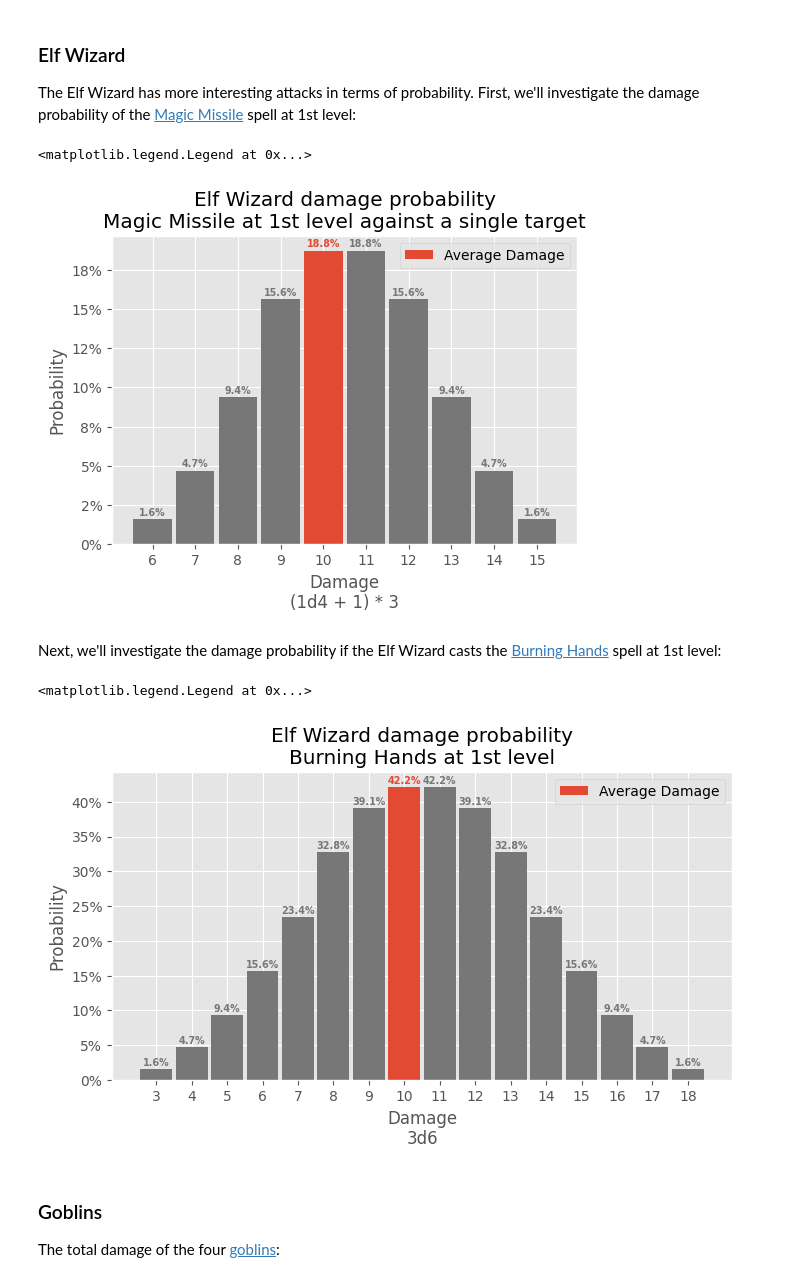
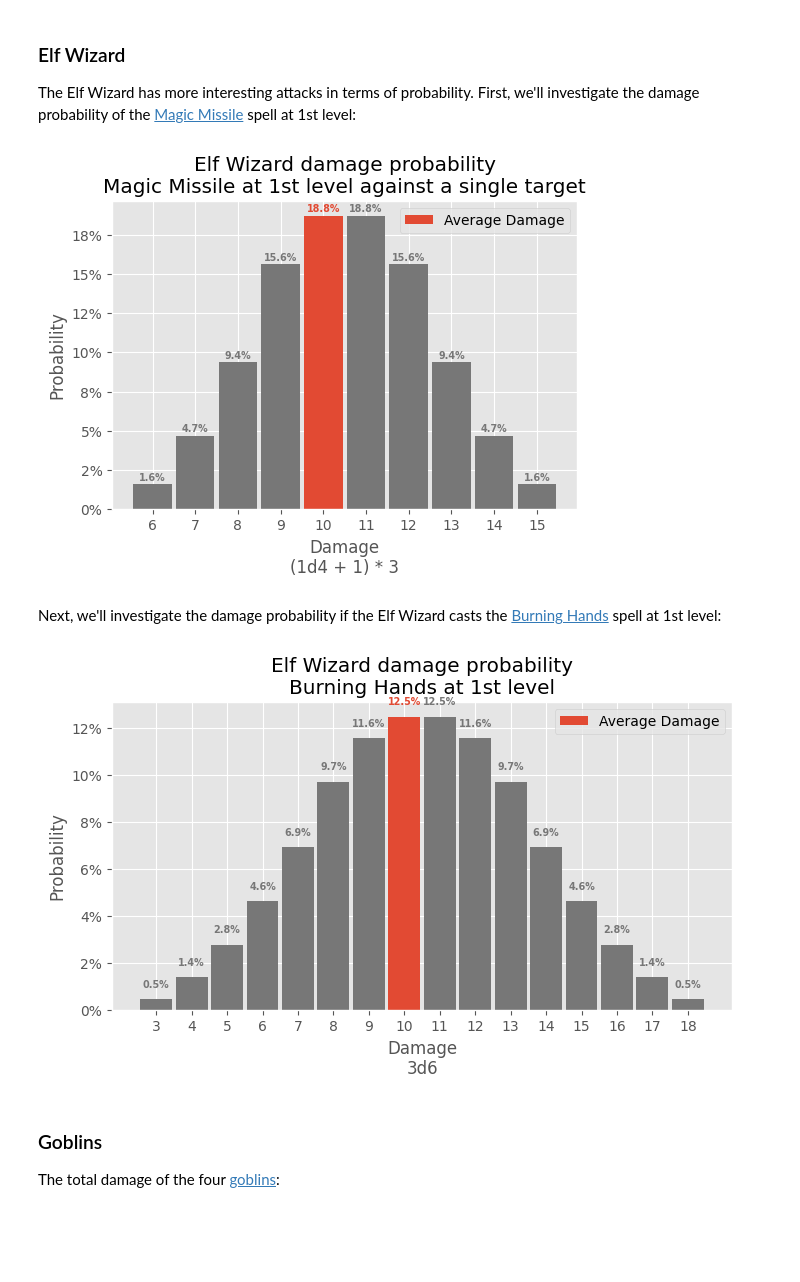
Before and after one commit to TimidRobot/dnd_probabilities, a Jupyter notebook: phandelver_probabilities.ipynb, the cells around one changed output. Cells and saved outputs as stored; diff of their text form; code cells hidden in the pictures; blank space fills up the shorter version.

Commit message:
correct damage probability formula for burning hands and four goblins

```diff
--- a/phandelver_probabilities.ipynb
+++ b/phandelver_probabilities.ipynb
@@ -229,6 +229,7 @@ for combination in product(d6_plus_mod, d6):
 counts.sort()
 average_damage = int(np.array(counts).mean())
 results = np.array(sorted(list(set(counts))))
+probability_total = 0
 for result in results:
     if result == average_damage:
         label = "Average Damage"
@@ -237,6 +238,7 @@ for result in results:
         label = None
         color = "C3"
     damage_probability = (counts.count(result) / len(d6_plus_mod) ** 2) * 100
+    probability_total += damage_probability
     ax.bar(result, damage_probability, color=color, label=label, width=0.9)
     ax.annotate(
         f"{damage_probability:0.1f}%",
@@ -255,4 +257,7 @@ ax.xaxis.set_major_locator(ticker.FixedLocator(results))
 ax.yaxis.set_major_formatter(ticker.PercentFormatter(decimals=0))
 
 ax.legend()
+
+if probability_total > 100.001:
+    print("ERROR: total damage probability:", probability_total)
 # %% [output]
@@ -274,6 +278,7 @@ for combination in product(d4_plus_mod, d4_plus_mod, d4_plus_mod):
 counts.sort()
 average_damage = int(np.array(counts).mean())
 results = np.array(sorted(list(set(counts))))
+probability_total = 0
 for result in results:
     if result == average_damage:
         label = "Average Damage"
@@ -282,6 +287,7 @@ for result in results:
         label = None
         color = "C3"
     damage_probability = (counts.count(result) / len(d4_plus_mod) ** 3) * 100
+    probability_total += damage_probability
     ax.bar(result, damage_probability, color=color, label=label, width=0.9)
     ax.annotate(
         f"{damage_probability:0.1f}%",
@@ -302,8 +308,10 @@ ax.xaxis.set_major_locator(ticker.FixedLocator(results))
 ax.yaxis.set_major_formatter(ticker.PercentFormatter(decimals=0))
 
 ax.legend()
+
+if probability_total > 100.001:
+    print("ERROR: total damage probability:", probability_total)
 # %% [output]
-<matplotlib.legend.Legend at 0x...>
 [figure]
 # %% [markdown]
 Next, we'll investigate the damage probability if the Elf Wizard casts the [Burning Hands](https://www.dndbeyond.com/spells/burning-hands) spell at 1st level:
@@ -317,36 +325,40 @@ counts = []
 for combination in product(d6, d6, d6):
     counts.append(sum(combination))
 counts.sort()
 average_damage = int(np.array(counts).mean())
 results = np.array(sorted(list(set(counts))))
+probability_total = 0
 for result in results:
     if result == average_damage:
         label = "Average Damage"
         color = "C0"
     else:
         label = None
         color = "C3"
-    damage_probability = (counts.count(result) / len(d4_plus_mod) ** 3) * 100
+    damage_probability = (counts.count(result) / len(d6) ** 3) * 100
+    probability_total += damage_probability
     ax.bar(result, damage_probability, color=color, label=label, width=0.9)
     ax.annotate(
         f"{damage_probability:0.1f}%",
         (result, damage_probability + 0.5),
         color=color,
         fontsize="x-small",
         fontweight="bold",
         horizontalalignment="center",
     )
 
 ax.set_title("Elf Wizard damage probability\nBurning Hands at 1st level")
 ax.set_ylabel("Probability")
 ax.set_xlabel("Damage\n3d6")
 ax.xaxis.set_major_locator(ticker.FixedLocator(results))
 ax.yaxis.set_major_formatter(ticker.PercentFormatter(decimals=0))
 
 ax.legend()
+
+if probability_total > 100.001:
+    print("ERROR: total damage probability:", probability_total)
 # %% [output]
-<matplotlib.legend.Legend at 0x...>
-[figure, old version]
+[figure, new version]
 # %% [markdown]
 ### Goblins
 
```
Also changed, not shown: parts of 2 cells of this notebook.
